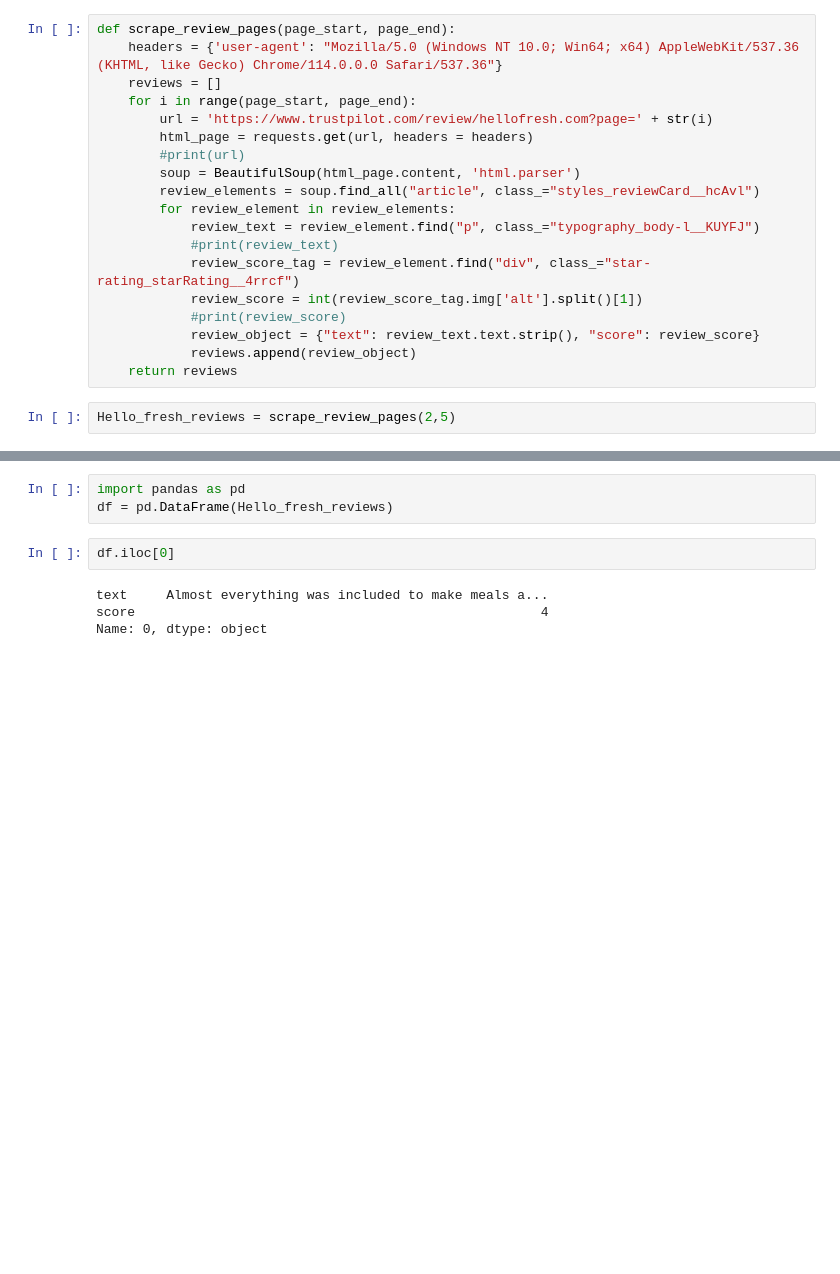
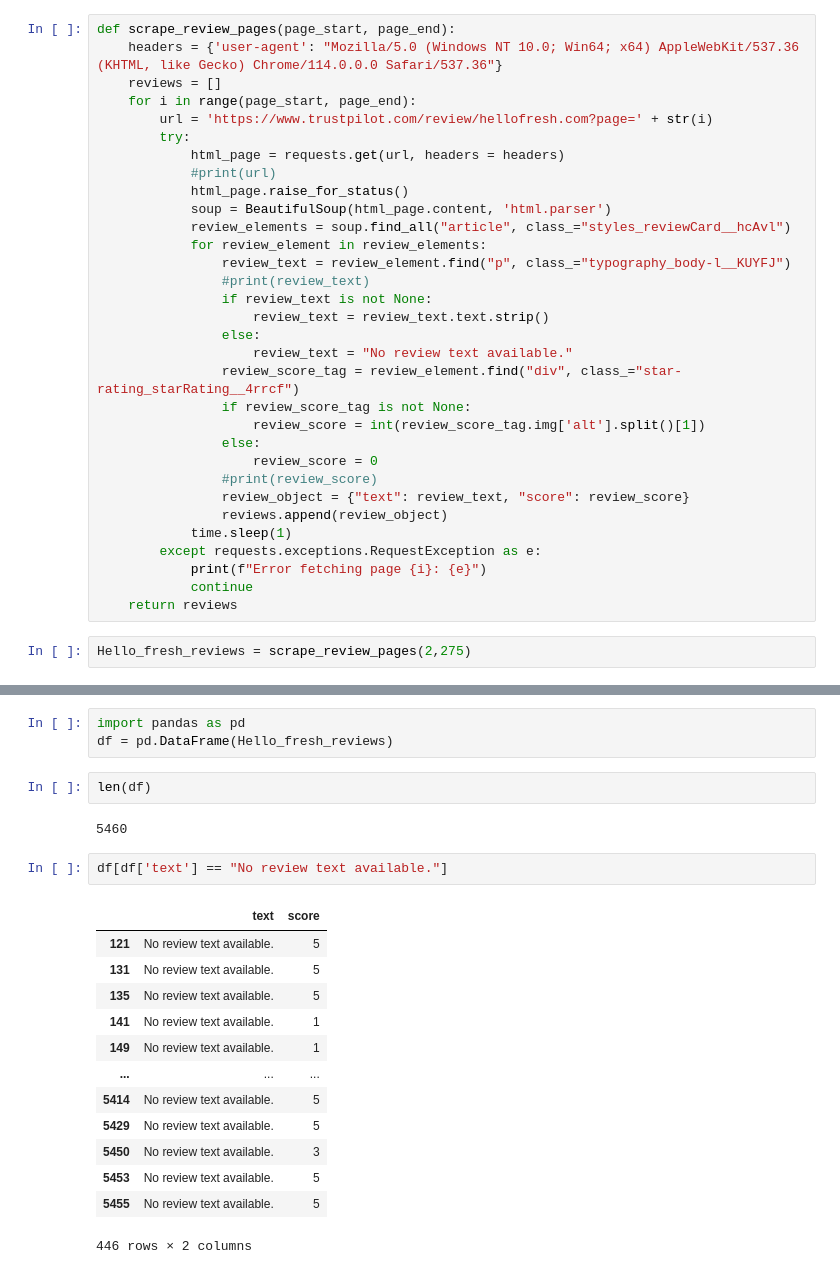
Before and after one commit to ddcots24/Hello-Fresh, a Jupyter notebook: Hello Fresh Review Analysis.ipynb, the cells around one changed output, grey strips where cells are left out. Drawn from its saved outputs; the diff is of its cells as text; blank space fills up the shorter version.

Commit message:
scraped first 275 pages but then ran into issues with the website

```diff
--- a/Hello Fresh Review Analysis.ipynb
+++ b/Hello Fresh Review Analysis.ipynb
@@ -122,18 +123,31 @@ def scrape_review_pages(page_start, page_end):
     reviews = []
     for i in range(page_start, page_end):
         url = 'https://www.trustpilot.com/review/hellofresh.com?page=' + str(i)
-        html_page = requests.get(url, headers = headers)
-        #print(url)
-        soup = BeautifulSoup(html_page.content, 'html.parser')
-        review_elements = soup.find_all("article", class_="styles_reviewCard__hcAvl")
-        for review_element in review_elements:
-            review_text = review_element.find("p", class_="typography_body-l__KUYFJ")
-            #print(review_text)
-            review_score_tag = review_element.find("div", class_="star-rating_starRating__4rrcf")
-            review_score = int(review_score_tag.img['alt'].split()[1])
-            #print(review_score)
-            review_object = {"text": review_text.text.strip(), "score": review_score}
-            reviews.append(review_object)
+        try:
+            html_page = requests.get(url, headers = headers)
+            #print(url)
+            html_page.raise_for_status()
+            soup = BeautifulSoup(html_page.content, 'html.parser')
+            review_elements = soup.find_all("article", class_="styles_reviewCard__hcAvl")
+            for review_element in review_elements:
+                review_text = review_element.find("p", class_="typography_body-l__KUYFJ")
+                #print(review_text)
+                if review_text is not None:
+                    review_text = review_text.text.strip()
+                else:
+                    review_text = "No review text available."
+                review_score_tag = review_element.find("div", class_="star-rating_starRating__4rrcf")
+                if review_score_tag is not None:
+                    review_score = int(review_score_tag.img['alt'].split()[1])
+                else:
+                    review_score = 0
+                #print(review_score)
+                review_object = {"text": review_text, "score": review_score}
+                reviews.append(review_object)
+            time.sleep(1)
+        except requests.exceptions.RequestException as e:
+            print(f"Error fetching page {i}: {e}")
+            continue
     return reviews
 # %%
-Hello_fresh_reviews = scrape_review_pages(2,5)
+Hello_fresh_reviews = scrape_review_pages(2,275)
@@ -142,9 +191,23 @@ he
 # %%
 import pandas as pd
 df = pd.DataFrame(Hello_fresh_reviews)
-# %%
-df.iloc[0]
-# %% [output]
-text     Almost everything was included to make meals a...
-score                                                    4
-Name: 0, dtype: object
+# %%
+len(df)
+# %% [output]
+5460
+# %%
+df[df['text'] == "No review text available."]
+# %% [output]
+|  | text | score |
+| 121 | No review text available. | 5 |
+| 131 | No review text available. | 5 |
+| 135 | No review text available. | 5 |
+| 141 | No review text available. | 1 |
+| 149 | No review text available. | 1 |
+| ... | ... | ... |
+| 5414 | No review text available. | 5 |
+| 5429 | No review text available. | 5 |
+| 5450 | No review text available. | 3 |
+| 5453 | No review text available. | 5 |
+| 5455 | No review text available. | 5 |
+446 rows × 2 columns
```
Also changed, not shown: parts of 11 cells of this notebook.
